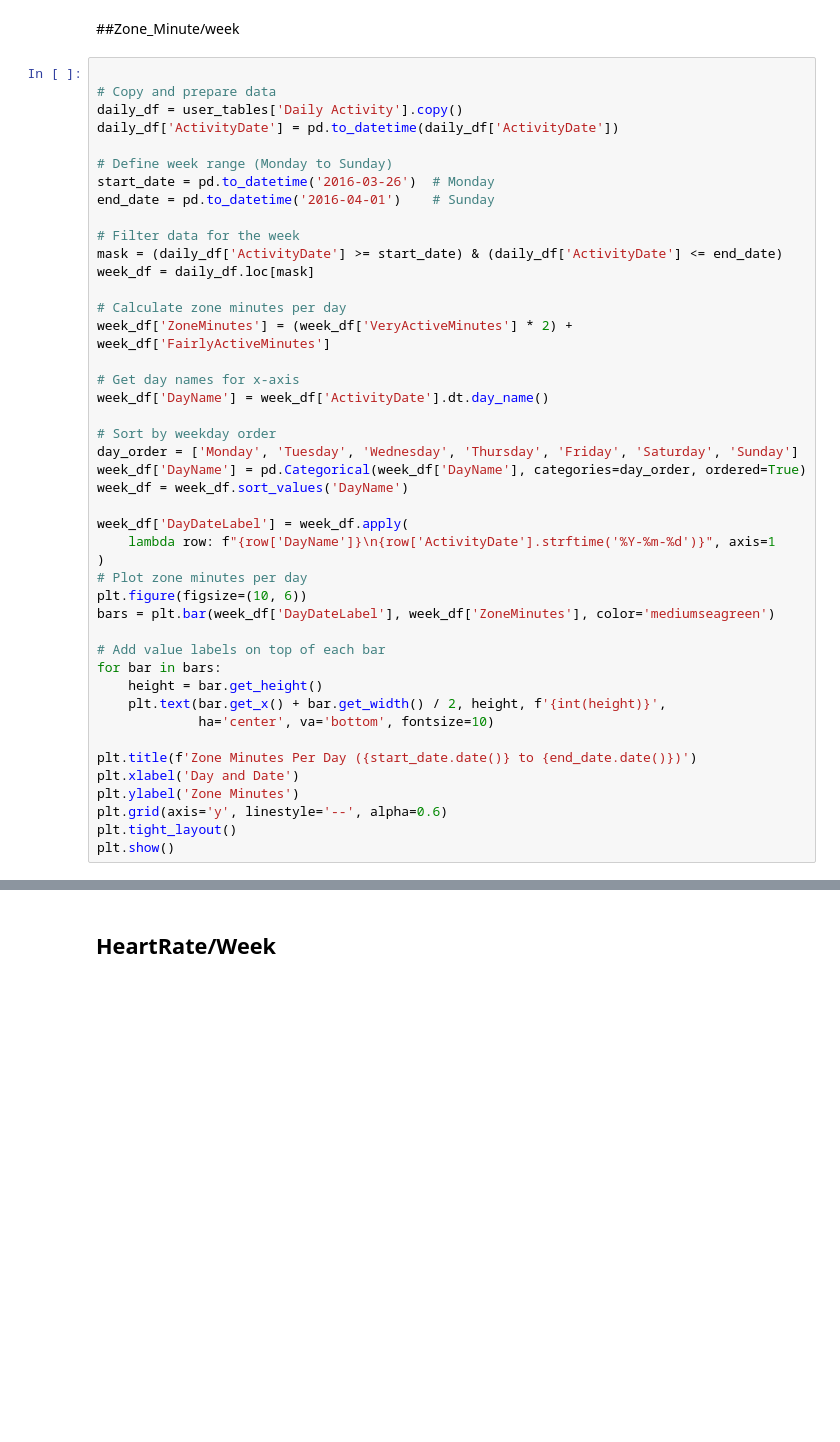
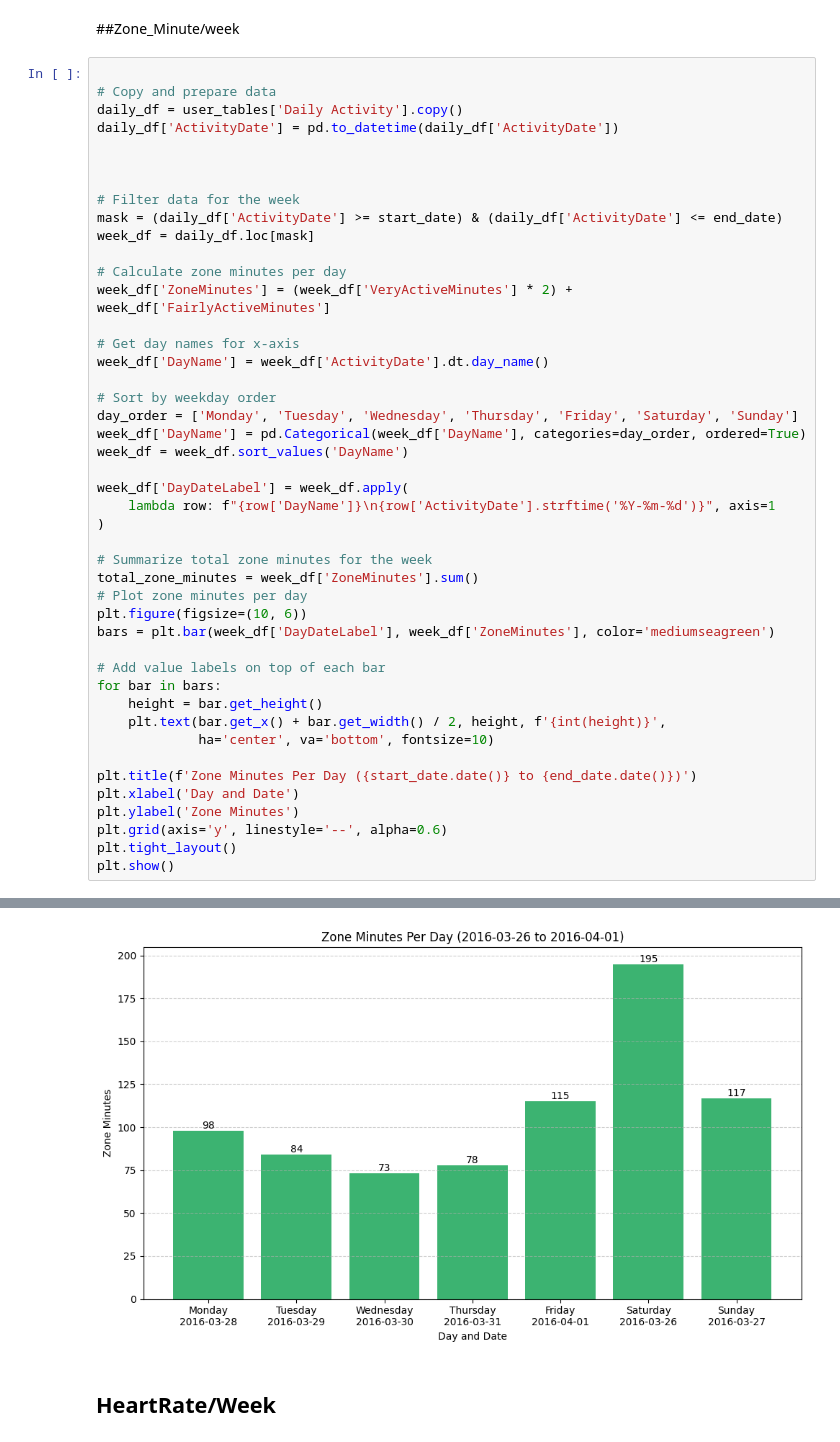
Before and after one commit to AnjaliVaghjiani/Thesis, a Jupyter notebook: DataAnalyisis.ipynb, the cells around one changed output, grey strips where cells are left out. Cells and saved outputs as stored; diff of their text form; blank space fills up the shorter version.

```diff
--- a/DataAnalyisis.ipynb
+++ b/DataAnalyisis.ipynb
@@ -277,9 +303,7 @@ plt.show()
 daily_df = user_tables['Daily Activity'].copy()
 daily_df['ActivityDate'] = pd.to_datetime(daily_df['ActivityDate'])
 
-# Define week range (Monday to Sunday)
-start_date = pd.to_datetime('2016-03-26')  # Monday
-end_date = pd.to_datetime('2016-04-01')    # Sunday
+
 
 # Filter data for the week
 mask = (daily_df['ActivityDate'] >= start_date) & (daily_df['ActivityDate'] <= end_date)
@@ -299,6 +323,9 @@ week_df = week_df.sort_values('DayName')
 week_df['DayDateLabel'] = week_df.apply(
     lambda row: f"{row['DayName']}\n{row['ActivityDate'].strftime('%Y-%m-%d')}", axis=1
 )
+
+# Summarize total zone minutes for the week
+total_zone_minutes = week_df['ZoneMinutes'].sum()
 # Plot zone minutes per day
 plt.figure(figsize=(10, 6))
 bars = plt.bar(week_df['DayDateLabel'], week_df['ZoneMinutes'], color='mediumseagreen')
@@ -315,3 +342,4 @@ plt.ylabel('Zone Minutes')
 plt.grid(axis='y', linestyle='--', alpha=0.6)
 plt.tight_layout()
 plt.show()
+# %% [output]
@@ -318,3 +361,4 @@ plt.show()
+[figure, added]
 # %% [markdown]
 ## HeartRate/Week
 # %%
```
Also changed, not shown: parts of 10 cells of this notebook.
